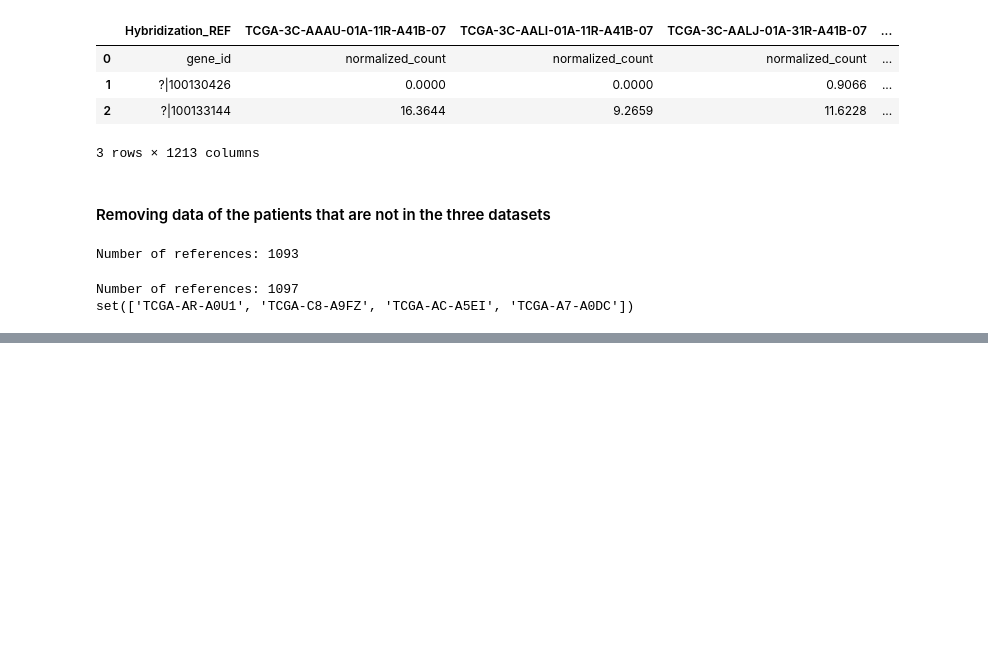
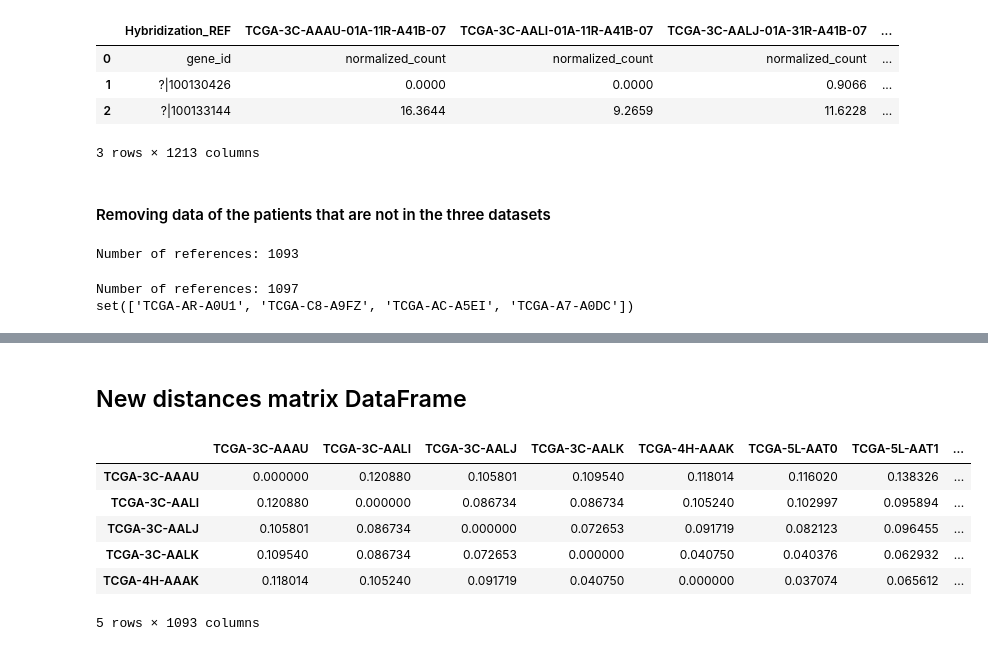
Before and after one commit to sharbatc/cancer_dataviz, a Jupyter notebook: prelim.ipynb, the cells around one changed output, grey strips where cells are left out. Cells and saved outputs as stored; diff of their text form; code cells hidden in the pictures; blank space fills up the shorter version.

Commit message:
cleaning dataframes

```diff
--- a/prelim.ipynb
+++ b/prelim.ipynb
@@ -133,0 +173,21 @@ df_genome[[duplicates_full[0],duplicates_full[1]]].head()
+# %% [markdown]
+## New distances matrix DataFrame
+# %%
+df_distances_new = df_distances.copy()
+# %%
+columns_dict = {}
+for n,key in enumerate(df_distances.columns.tolist()):
+    columns_dict[key] = [val.replace(".","-")[0:12] for val in df_distances.columns.tolist()][n]
+# %%
+#Just to keep the same format, we rename the distances matrix headers and indices
+df_distances_new.rename(columns=columns_dict,index=columns_dict,inplace=True)
+# %%
+df_distances_new.head()
+# %% [output]
+|  | TCGA-3C-AAAU | TCGA-3C-AALI | TCGA-3C-AALJ | TCGA-3C-AALK | TCGA-4H-AAAK | TCGA-5L-AAT0 | TCGA-5L-AAT1 | ... |
+| TCGA-3C-AAAU | 0.000000 | 0.120880 | 0.105801 | 0.109540 | 0.118014 | 0.116020 | 0.138326 | ... |
+| TCGA-3C-AALI | 0.120880 | 0.000000 | 0.086734 | 0.086734 | 0.105240 | 0.102997 | 0.095894 | ... |
+| TCGA-3C-AALJ | 0.105801 | 0.086734 | 0.000000 | 0.072653 | 0.091719 | 0.082123 | 0.096455 | ... |
+| TCGA-3C-AALK | 0.109540 | 0.086734 | 0.072653 | 0.000000 | 0.040750 | 0.040376 | 0.062932 | ... |
+| TCGA-4H-AAAK | 0.118014 | 0.105240 | 0.091719 | 0.040750 | 0.000000 | 0.037074 | 0.065612 | ... |
+5 rows × 1093 columns
```
Also changed, not shown: parts of 24 cells of this notebook.
